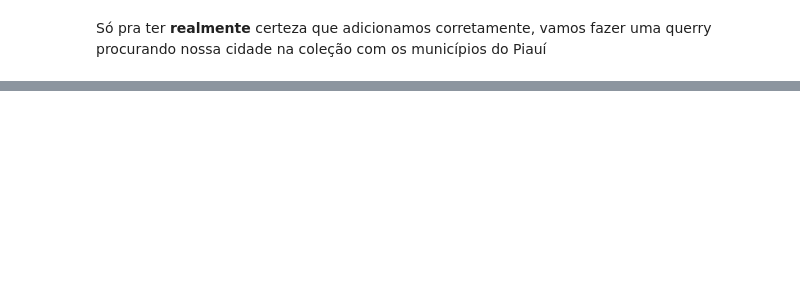
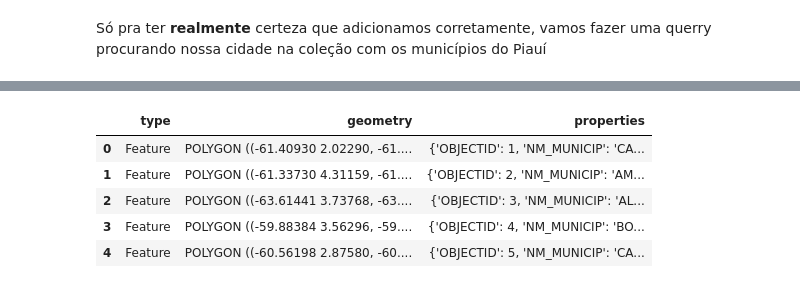
Before and after one commit to Erickslb/databasesA2, a Jupyter notebook: Banco de Dados - A2.ipynb, the cells around one changed output, grey strips where cells are left out. Saved outputs shown, nothing was run; the diff lists cells and outputs as text; code cells hidden in the pictures; blank space fills up the shorter version.

```diff
--- a/Banco de Dados - A2.ipynb
+++ b/Banco de Dados - A2.ipynb
@@ -159,0 +180,9 @@ df_piaui.head()
+# %%
+gdf_secas.head()
+# %% [output]
+|  | type | geometry | properties |
+| 0 | Feature | POLYGON ((-61.40930 2.02290, -61.... | {'OBJECTID': 1, 'NM_MUNICIP': 'CA... |
+| 1 | Feature | POLYGON ((-61.33730 4.31159, -61.... | {'OBJECTID': 2, 'NM_MUNICIP': 'AM... |
+| 2 | Feature | POLYGON ((-63.61441 3.73768, -63.... | {'OBJECTID': 3, 'NM_MUNICIP': 'AL... |
+| 3 | Feature | POLYGON ((-59.88384 3.56296, -59.... | {'OBJECTID': 4, 'NM_MUNICIP': 'BO... |
+| 4 | Feature | POLYGON ((-60.56198 2.87580, -60.... | {'OBJECTID': 5, 'NM_MUNICIP': 'CA... |
```
Also changed, not shown: parts of 33 cells of this notebook.
